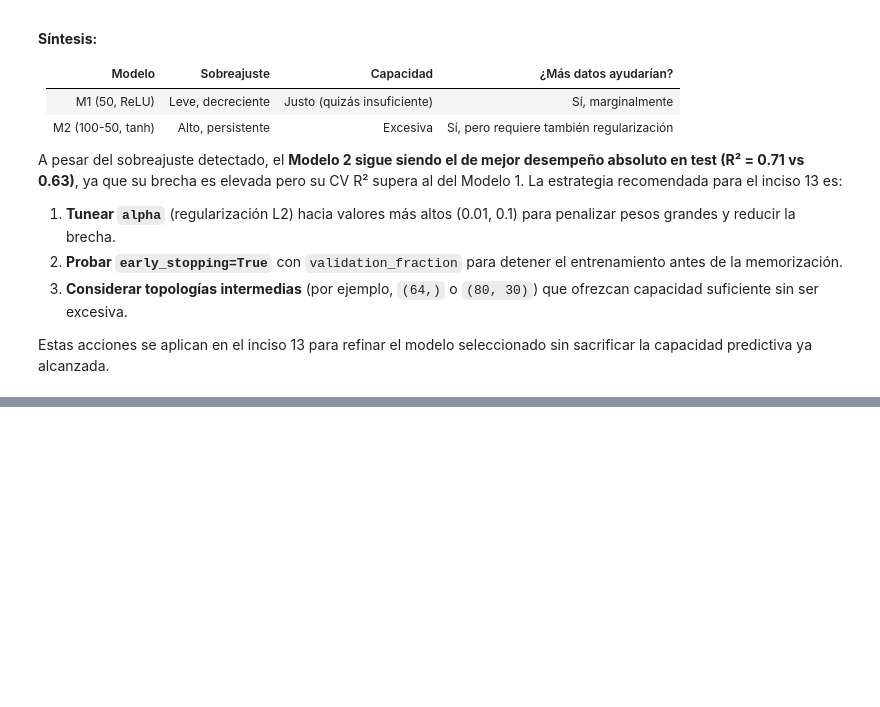
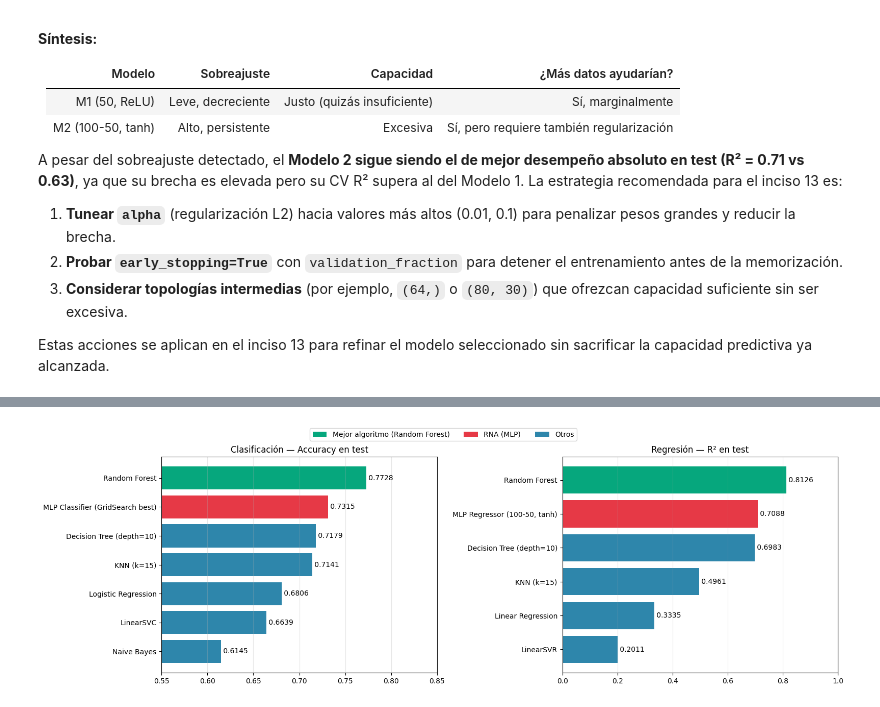
Before and after one commit to NESHGP04/Lab9-MD, a Jupyter notebook: main.ipynb, the cells around one changed output, grey strips where cells are left out. Cells and saved outputs as stored; diff of their text form; code cells hidden in the pictures; blank space fills up the shorter version.

```diff
--- a/main.ipynb
+++ b/main.ipynb
@@ -768,0 +1350,36 @@ Estas acciones se aplican en el inciso 13 para refinar el modelo seleccionado si
+# %%
+# Visualización consolidada: ranking de ambas tareas en una sola figura
+fig, axes = plt.subplots(1, 2, figsize=(16, 5))
+
+# Clasificación: ranking por accuracy
+orden_c = tabla_clf["Modelo"].tolist()
+colores_c = ["#E63946" if "MLP" in m else ("#06A77D" if "Random Forest" in m else "#2E86AB") for m in orden_c]
+axes[0].barh(orden_c, tabla_clf["Accuracy Test"], color=colores_c)
+axes[0].set_title("Clasificación — Accuracy en test")
+axes[0].invert_yaxis(); axes[0].grid(axis="x", alpha=0.3)
+axes[0].set_xlim(0.55, 0.85)
+for i, v in enumerate(tabla_clf["Accuracy Test"]):
+    axes[0].text(v, i, f" {v:.4f}", va="center")
+
+# Regresión: ranking por R²
+orden_r = tabla_reg["Modelo"].tolist()
+colores_r = ["#E63946" if "MLP" in m else ("#06A77D" if "Random Forest" in m else "#2E86AB") for m in orden_r]
+axes[1].barh(orden_r, tabla_reg["R² Test"], color=colores_r)
+axes[1].set_title("Regresión — R² en test")
+axes[1].invert_yaxis(); axes[1].grid(axis="x", alpha=0.3)
+axes[1].set_xlim(0, 1)
+for i, v in enumerate(tabla_reg["R² Test"]):
+    axes[1].text(v, i, f" {v:.4f}", va="center")
+
+# Leyenda manual
+from matplotlib.patches import Patch
+legend_handles = [
+    Patch(facecolor="#06A77D", label="Mejor algoritmo (Random Forest)"),
+    Patch(facecolor="#E63946", label="RNA (MLP)"),
+    Patch(facecolor="#2E86AB", label="Otros"),
+]
+fig.legend(handles=legend_handles, loc="upper center", bbox_to_anchor=(0.5, 1.05), ncol=3)
+plt.tight_layout()
+plt.show()
+# %% [output]
+[figure, added]
```
Also changed, not shown: parts of 27 cells of this notebook.
